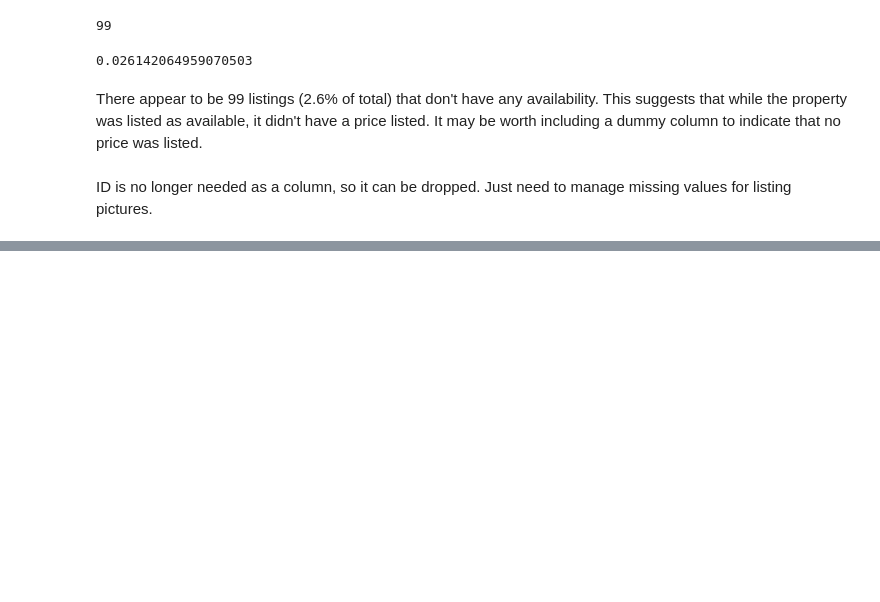
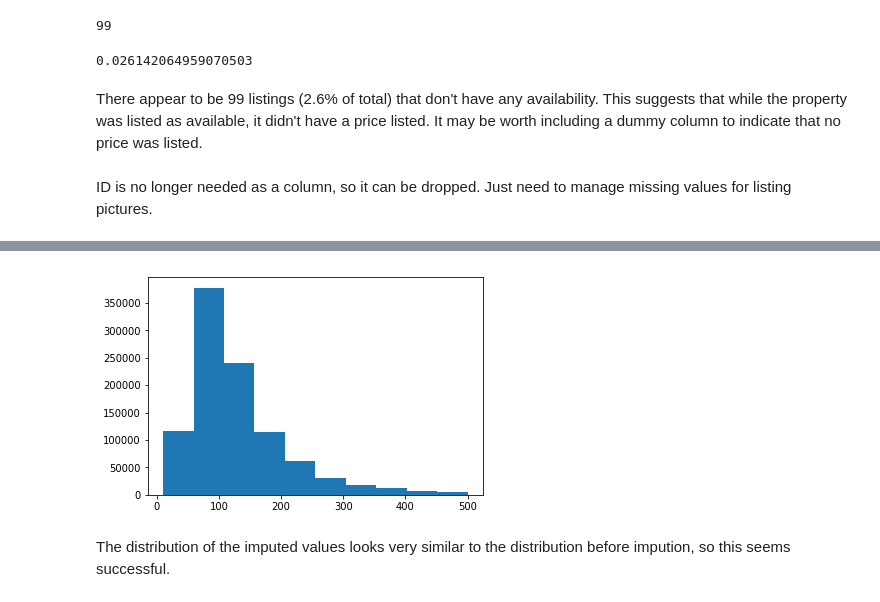
Before and after one commit to rebeccaebarnes/DSND-Project-4, a Jupyter notebook: seattle_airbnb_exploration.ipynb, the cells around one changed output, grey strips where cells are left out. Saved outputs shown, nothing was run; the diff lists cells and outputs as text; code cells hidden in the pictures; blank space fills up the shorter version.

```diff
--- a/seattle_airbnb_exploration.ipynb
+++ b/seattle_airbnb_exploration.ipynb
@@ -1512,0 +1671,7 @@ assert X_train_missing.shape[1] \
+# %%
+less_than_500 = X_train_final.query("price <= 500")
+less_than_500.price.hist(grid=False);
+# %% [output]
+[figure, added]
+# %% [markdown]
+The distribution of the imputed values looks very similar to the distribution before impution, so this seems successful.
```
Also changed, not shown: parts of 26 cells of this notebook.
